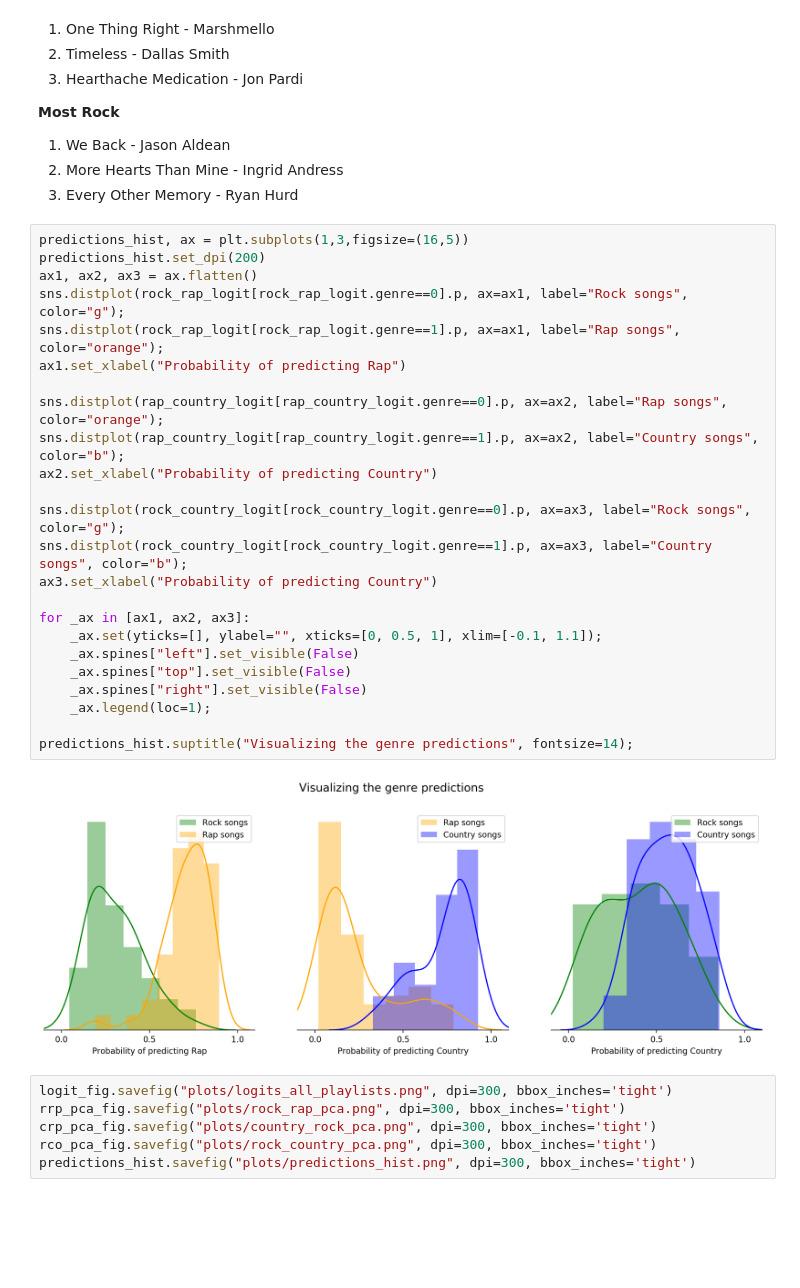
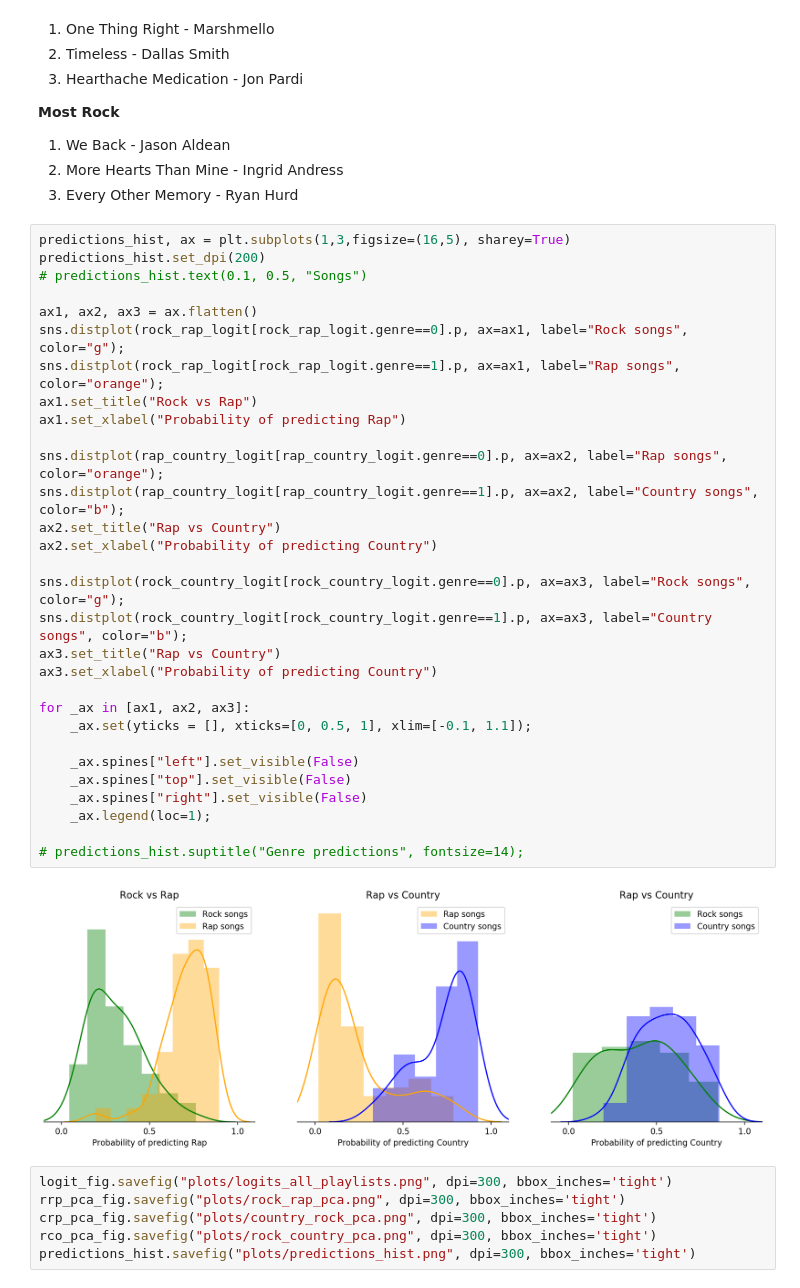
Before and after one commit to mviz/spotify_genre_analyzer, a Jupyter notebook: playlist_analyzer.ipynb, the cells around one changed output. Drawn from its saved outputs; the diff is of its cells as text; blank space fills up the shorter version.

Commit message:
Visual tweaks to log reg predictions histogram

```diff
--- a/playlist_analyzer.ipynb
+++ b/playlist_analyzer.ipynb
@@ -525,31 +525,37 @@ country_songs_most_rock = rock_country_df.loc[rock_country_test[rock_country_tes
 2.   More Hearts Than Mine - Ingrid Andress
 3.   Every Other Memory - Ryan Hurd
 # %%
-predictions_hist, ax = plt.subplots(1,3,figsize=(16,5))
+predictions_hist, ax = plt.subplots(1,3,figsize=(16,5), sharey=True)
 predictions_hist.set_dpi(200)
+# predictions_hist.text(0.1, 0.5, "Songs")
+
 ax1, ax2, ax3 = ax.flatten()
 sns.distplot(rock_rap_logit[rock_rap_logit.genre==0].p, ax=ax1, label="Rock songs", color="g");
 sns.distplot(rock_rap_logit[rock_rap_logit.genre==1].p, ax=ax1, label="Rap songs", color="orange");
+ax1.set_title("Rock vs Rap")
 ax1.set_xlabel("Probability of predicting Rap")
 
 sns.distplot(rap_country_logit[rap_country_logit.genre==0].p, ax=ax2, label="Rap songs", color="orange");
 sns.distplot(rap_country_logit[rap_country_logit.genre==1].p, ax=ax2, label="Country songs", color="b");
+ax2.set_title("Rap vs Country")
 ax2.set_xlabel("Probability of predicting Country")
 
 sns.distplot(rock_country_logit[rock_country_logit.genre==0].p, ax=ax3, label="Rock songs", color="g");
 sns.distplot(rock_country_logit[rock_country_logit.genre==1].p, ax=ax3, label="Country songs", color="b");
+ax3.set_title("Rap vs Country")
 ax3.set_xlabel("Probability of predicting Country")
 
 for _ax in [ax1, ax2, ax3]:
-    _ax.set(yticks=[], ylabel="", xticks=[0, 0.5, 1], xlim=[-0.1, 1.1]);
+    _ax.set(yticks = [], xticks=[0, 0.5, 1], xlim=[-0.1, 1.1]);
+
     _ax.spines["left"].set_visible(False)
     _ax.spines["top"].set_visible(False)
     _ax.spines["right"].set_visible(False)
     _ax.legend(loc=1);
 
-predictions_hist.suptitle("Visualizing the genre predictions", fontsize=14);
+# predictions_hist.suptitle("Genre predictions", fontsize=14);
 # %% [output]
-[figure, old version]
+[figure, new version]
 # %%
 logit_fig.savefig("plots/logits_all_playlists.png", dpi=300, bbox_inches='tight')
 rrp_pca_fig.savefig("plots/rock_rap_pca.png", dpi=300, bbox_inches='tight')
```
Also changed, not shown: 1 other file.
